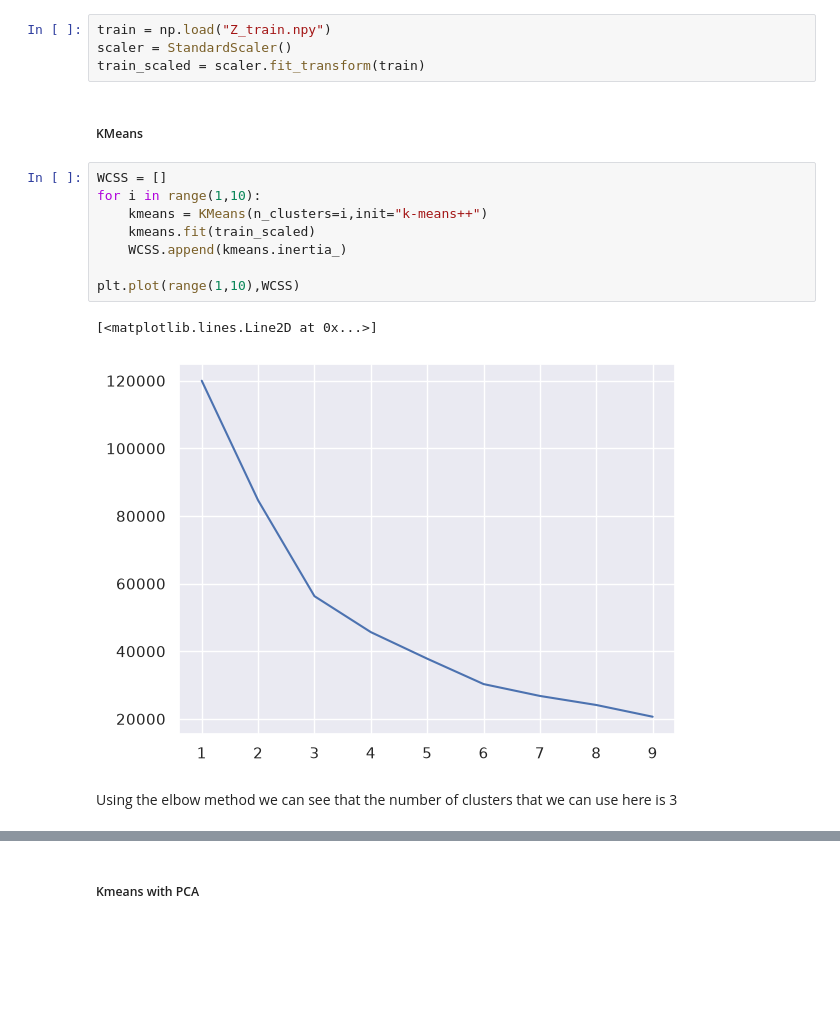
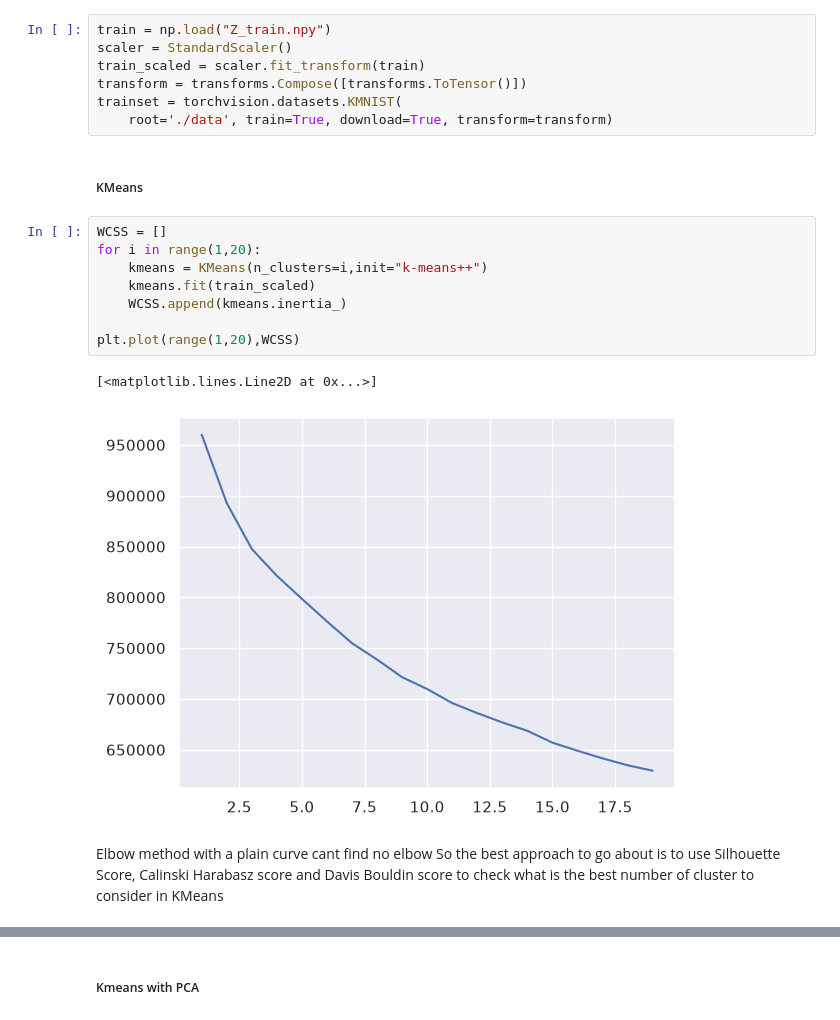
Before and after one commit to itsadhin/LatentSpace-Clustering, a Jupyter notebook: Clustering_KMIST.ipynb, the cells around one changed output, grey strips where cells are left out. Saved outputs shown, nothing was run; the diff lists cells and outputs as text; blank space fills up the shorter version.

```diff
--- a/Clustering_KMIST.ipynb
+++ b/Clustering_KMIST.ipynb
@@ -15,18 +24,22 @@ from sklearn.cluster import DBSCAN
 train = np.load("Z_train.npy")
 scaler = StandardScaler()
 train_scaled = scaler.fit_transform(train)
+transform = transforms.Compose([transforms.ToTensor()])
+trainset = torchvision.datasets.KMNIST(
+    root='./data', train=True, download=True, transform=transform)
 # %% [markdown]
 ##### KMeans
 # %%
 WCSS = []
-for i in range(1,10):
+for i in range(1,20):
     kmeans = KMeans(n_clusters=i,init="k-means++")
     kmeans.fit(train_scaled)
     WCSS.append(kmeans.inertia_)
 
-plt.plot(range(1,10),WCSS)
+plt.plot(range(1,20),WCSS)
 # %% [output]
 [<matplotlib.lines.Line2D at 0x...>]
-[figure, old version]
+[figure, new version]
-# %% [markdown]
-Using the elbow method we can see that the number of clusters that we can use here is 3
+# %% [markdown]
+Elbow method with a plain curve cant find no elbow
+So the best approach to go about is to use Silhouette Score, Calinski Harabasz score and Davis Bouldin score to check what is the best number of cluster to consider in KMeans
```
Also changed, not shown: parts of 18 cells of this notebook.
